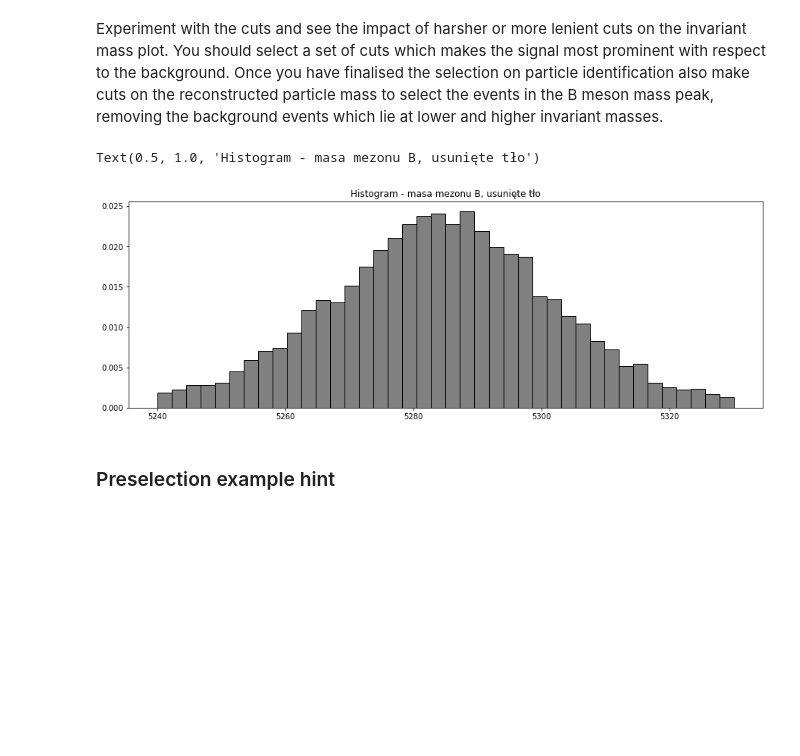
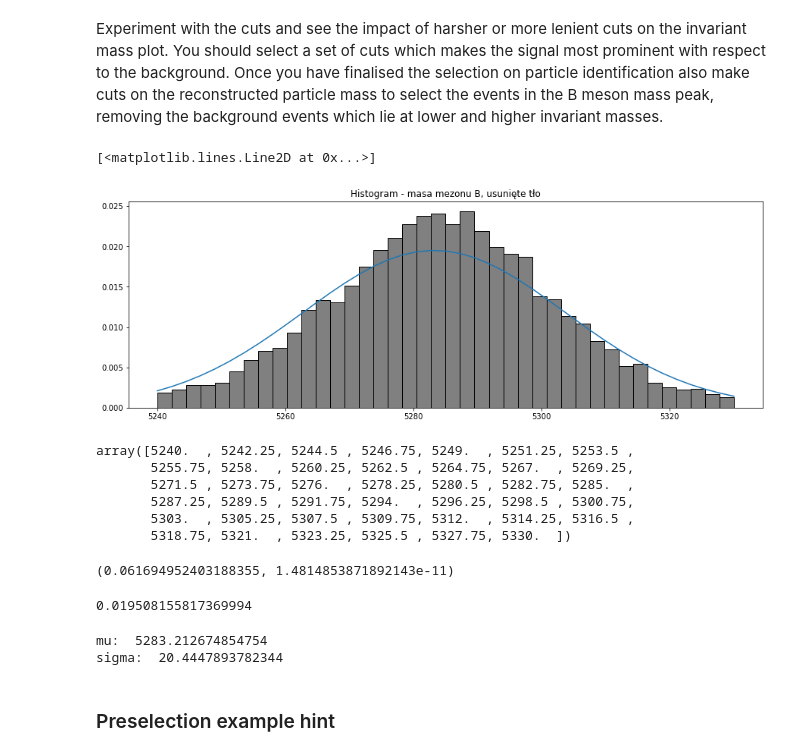
Before and after one commit to JTMalczewski/opendata-project-master, a Jupyter notebook: LHCb_Open_Data_Project.ipynb, the cells around one changed output. Saved outputs shown, nothing was run; the diff lists cells and outputs as text; code cells hidden in the pictures; blank space fills up the shorter version.

```diff
--- a/LHCb_Open_Data_Project.ipynb
+++ b/LHCb_Open_Data_Project.ipynb
@@ -406,16 +409,29 @@ df2.dropna(axis = 0, inplace=True)
 # %%
 
 
 plt.figure(figsize=(15,5))
-plt.hist(   B_mass_cut,
+hist_data_1, hist_data_2, hist_data_3 = plt.hist(   B_mass_cut,
             edgecolor = "black",
             range=(5240,5330),
             bins = 40,
             color='grey',
             density=True,
             alpha=1)
 
 plt.title('Histogram - masa mezonu B, usunięte tło')
+
+mu, sigma = norm.fit(B_mass_cut)
+best_fit_line = norm.pdf(hist_data_2, mu, sigma)
+plt.plot(hist_data_2, best_fit_line)
 # %% [output]
-Text(0.5, 1.0, 'Histogram - masa mezonu B, usunięte tło')
+[<matplotlib.lines.Line2D at 0x...>]
-[figure, old version]
+[figure, new version]
+# %%
+hist_data_2
+# %% [output]
+array([5240.  , 5242.25, 5244.5 , 5246.75, 5249.  , 5251.25, 5253.5 ,
+       5255.75, 5258.  , 5260.25, 5262.5 , 5264.75, 5267.  , 5269.25,
+       5271.5 , 5273.75, 5276.  , 5278.25, 5280.5 , 5282.75, 5285.  ,
+       5287.25, 5289.5 , 5291.75, 5294.  , 5296.25, 5298.5 , 5300.75,
+       5303.  , 5305.25, 5307.5 , 5309.75, 5312.  , 5314.25, 5316.5 ,
+       5318.75, 5321.  , 5323.25, 5325.5 , 5327.75, 5330.  ])
@@ -422,3 +440,17 @@ Text(0.5, 1.0, 'Histogram - masa mezonu B, usunięte tło')
+# %%
+result
+# %% [output]
+(0.061694952403188355, 1.4814853871892143e-11)
+# %%
+max(best_fit_line)
+# %% [output]
+0.019508155817369994
+# %%
+print("mu: ", mu)
+print("sigma: ", sigma)
+# %% [output]
+mu:  5283.212674854754
+sigma:  20.4447893782344
 # %% [markdown]
 ### Preselection example hint
 # %% [markdown]
```
Also changed, not shown: parts of 2 cells of this notebook.
